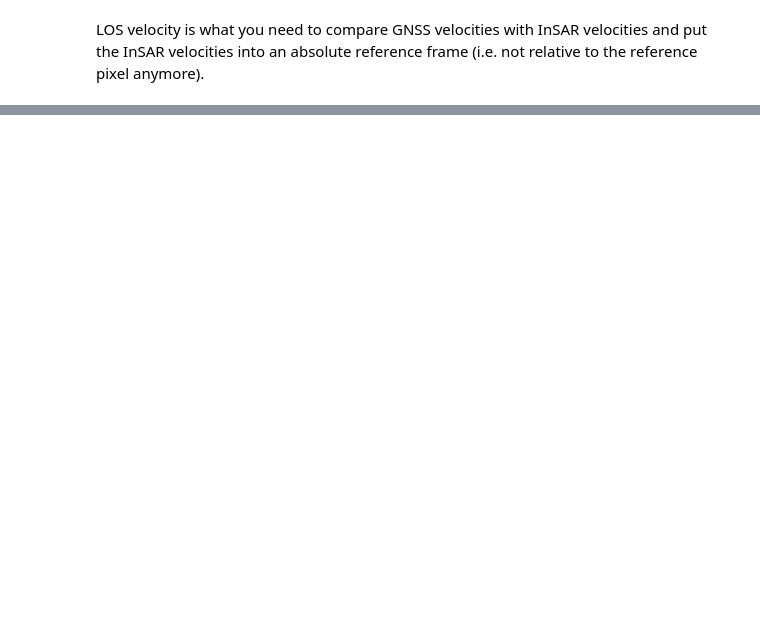
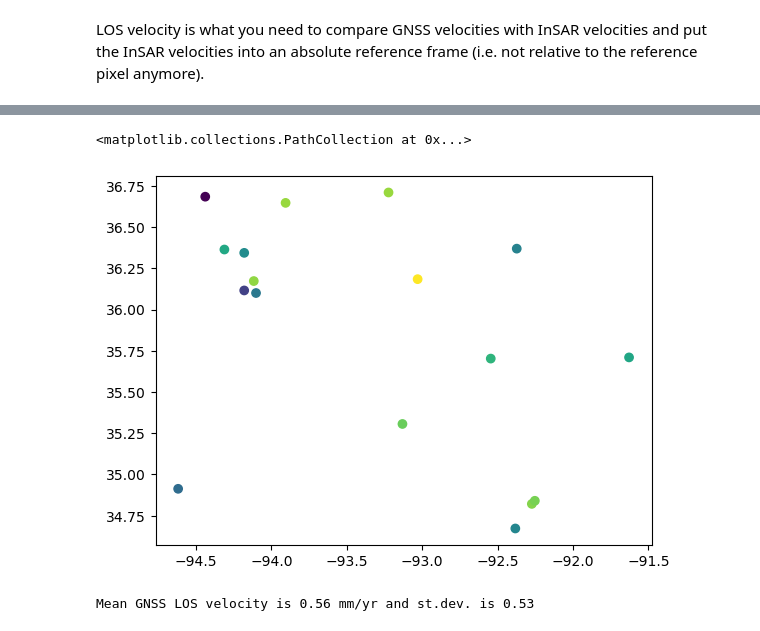
Before and after one commit to jlmaurer/gemlab, a Jupyter notebook: software/gnss/Load_GPS_UNR.ipynb, the cells around one changed output, grey strips where cells are left out. Cells and saved outputs as stored; diff of their text form; code cells hidden in the pictures; blank space fills up the shorter version.

```diff
--- a/software/gnss/Load_GPS_UNR.ipynb
+++ b/software/gnss/Load_GPS_UNR.ipynb
@@ -164,10 +274,19 @@ Steps:
 # %%
 # Need to calculate the LOS vectors from incidence and heading rasters
-inc_raster = None
-az_raster = None
+inc_raster = inc
+az_raster = hd_info
 
-LOSx, LOSy, LOSz = None, None, None
+LOSx, LOSy, LOSz = inc_hd_to_enu(inc_raster, az_raster)
+# %%
+# Interpolate to get LOS vectors for the GNSS stations
+Fx = RegularGridInterpolator((y,x), LOSx, bounds_error=False)
+Fy = RegularGridInterpolator((y,x), LOSy, bounds_error=False)
+Fz = RegularGridInterpolator((y,x), LOSz, bounds_error=False)
+
+LOSx_g = Fx((gnss_y, gnss_x))
+LOSy_g = Fy((gnss_y, gnss_x))
+LOSz_g = Fz((gnss_y, gnss_x))
 # %% [markdown]
 LOS velocity is what you need to compare GNSS velocities with InSAR velocities and put the InSAR velocities into an absolute reference frame (i.e. not relative to the reference pixel anymore).
 # %%
-los_vel = df_clean['Ve'] * LOSx + df_clean['Vn'] * LOSy + df_clean['Vu'] * LOSz
+los_vel = df_clean['Ve'] * LOSx_g + df_clean['Vn'] * LOSy_g + df_clean['Vu'] * LOSz_g
@@ -173,0 +311,9 @@ los_vel = df_clean['Ve'] * LOSx + df_clean['Vn'] * LOSy + df_clean['Vu'] * LOSz
+# %%
+plt.scatter(df_clean['lon'], df_clean['lat'], c=df_clean['LOS_VEL'], marker='o')
+# %% [output]
+<matplotlib.collections.PathCollection at 0x...>
+[figure, added]
+# %%
+print('Mean GNSS LOS velocity is {:.2f} mm/yr and st.dev. is {:.2f}'.format(df_clean['LOS_VEL'].mean()*1000, df_clean['LOS_VEL'].std()*1000))
+# %% [output]
+Mean GNSS LOS velocity is 0.56 mm/yr and st.dev. is 0.53
```
Also changed, not shown: parts of 28 cells of this notebook.
